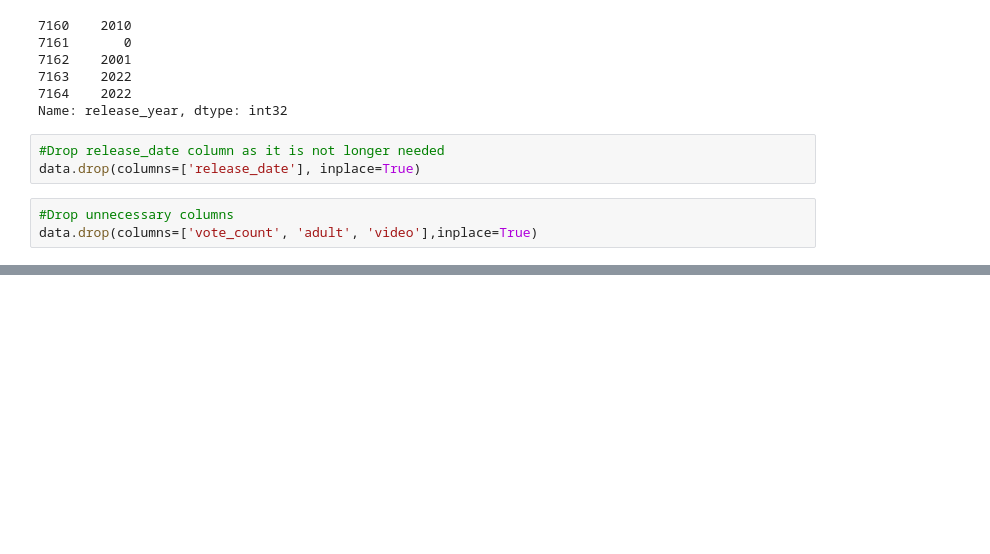
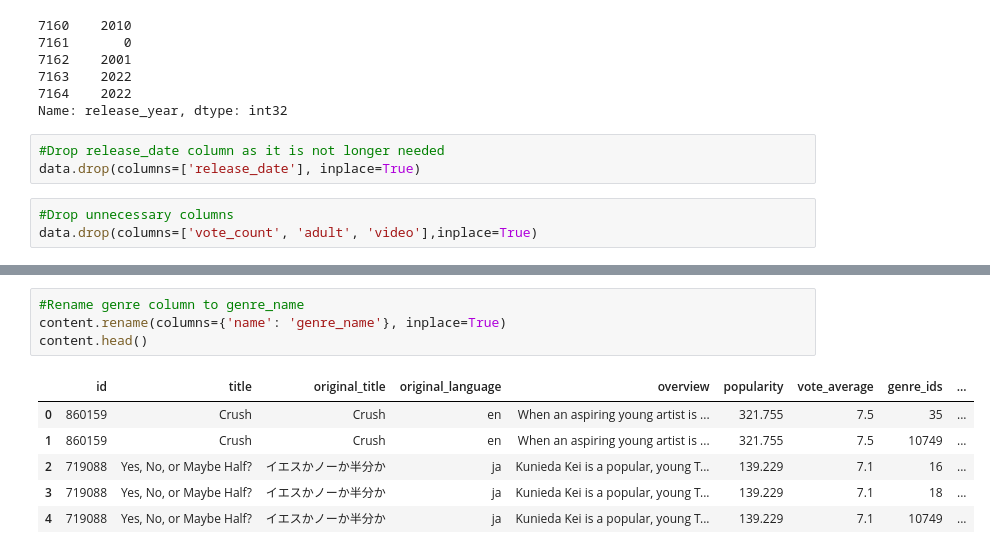
Before and after one commit to mshilacodes/mood-based-movie-recommender, a Jupyter notebook: index.ipynb, the cells around one changed output, grey strips where cells are left out. Cells and saved outputs as stored; diff of their text form; blank space fills up the shorter version.

```diff
--- a/index.ipynb
+++ b/index.ipynb
@@ -129,0 +195,11 @@ data.drop(columns=['vote_count', 'adult', 'video'],inplace=True)
+# %%
+#Rename genre column to genre_name
+content.rename(columns={'name': 'genre_name'}, inplace=True)
+content.head()
+# %% [output]
+|  | id | title | original_title | original_language | overview | popularity | vote_average | genre_ids | ... |
+| 0 | 860159 | Crush | Crush | en | When an aspiring young artist is ... | 321.755 | 7.5 | 35 | ... |
+| 1 | 860159 | Crush | Crush | en | When an aspiring young artist is ... | 321.755 | 7.5 | 10749 | ... |
+| 2 | 719088 | Yes, No, or Maybe Half? | イエスかノーか半分か | ja | Kunieda Kei is a popular, young T... | 139.229 | 7.1 | 16 | ... |
+| 3 | 719088 | Yes, No, or Maybe Half? | イエスかノーか半分か | ja | Kunieda Kei is a popular, young T... | 139.229 | 7.1 | 18 | ... |
+| 4 | 719088 | Yes, No, or Maybe Half? | イエスかノーか半分か | ja | Kunieda Kei is a popular, young T... | 139.229 | 7.1 | 10749 | ... |
```
Also changed, not shown: parts of 9 cells of this notebook.
